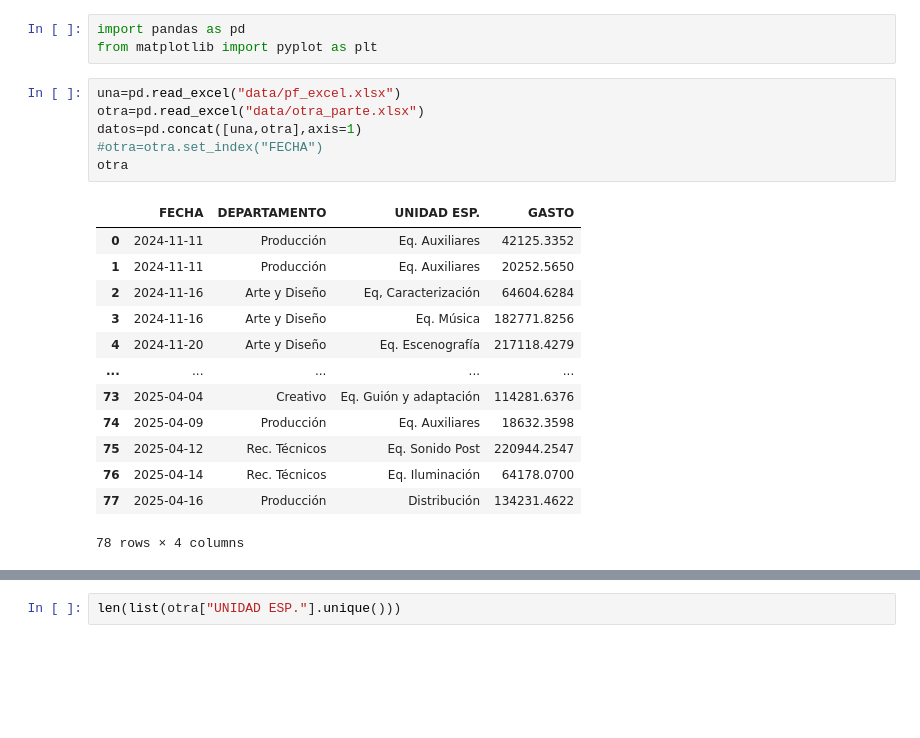
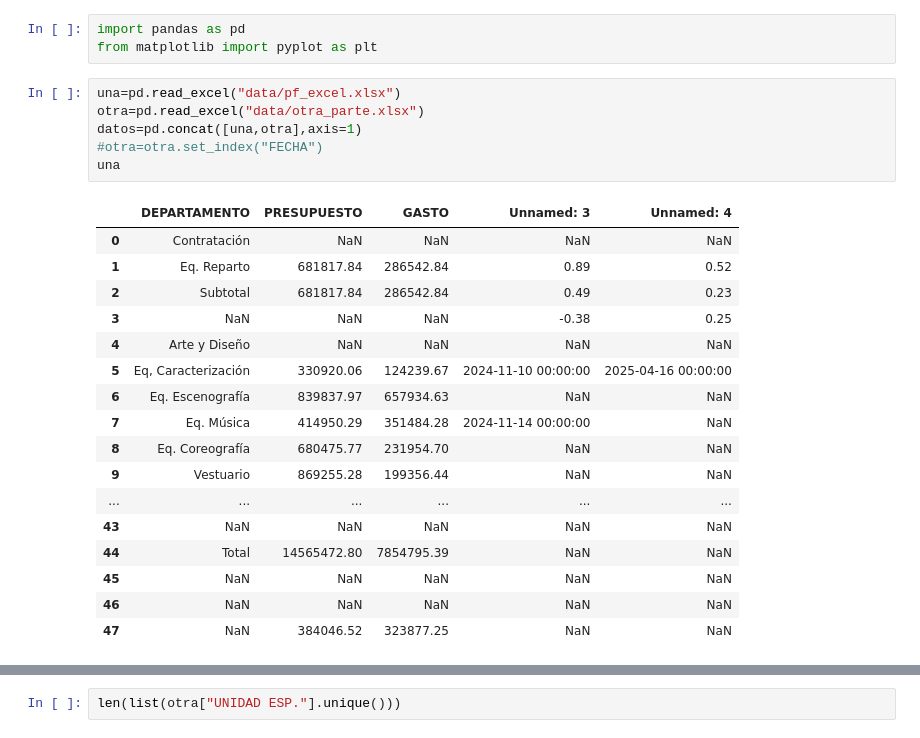
Before and after one commit to BertecM/Explore-proy, a Jupyter notebook: Exploracion.ipynb, the cells around one changed output, grey strips where cells are left out. Cells and saved outputs as stored; diff of their text form; blank space fills up the shorter version.

```diff
--- a/Exploracion.ipynb
+++ b/Exploracion.ipynb
@@ -4,20 +4,24 @@ from matplotlib import pyplot as plt
 # %%
 una=pd.read_excel("data/pf_excel.xlsx")
 otra=pd.read_excel("data/otra_parte.xlsx")
 datos=pd.concat([una,otra],axis=1)
 #otra=otra.set_index("FECHA")
-otra
+una
 # %% [output]
-|  | FECHA | DEPARTAMENTO | UNIDAD ESP. | GASTO |
-| 0 | 2024-11-11 | Producción | Eq. Auxiliares | 42125.3352 |
-| 1 | 2024-11-11 | Producción | Eq. Auxiliares | 20252.5650 |
-| 2 | 2024-11-16 | Arte y Diseño | Eq, Caracterización | 64604.6284 |
-| 3 | 2024-11-16 | Arte y Diseño | Eq. Música | 182771.8256 |
-| 4 | 2024-11-20 | Arte y Diseño | Eq. Escenografía | 217118.4279 |
-| ... | ... | ... | ... | ... |
-| 73 | 2025-04-04 | Creativo | Eq. Guión y adaptación | 114281.6376 |
-| 74 | 2025-04-09 | Producción | Eq. Auxiliares | 18632.3598 |
-| 75 | 2025-04-12 | Rec. Técnicos | Eq. Sonido Post | 220944.2547 |
-| 76 | 2025-04-14 | Rec. Técnicos | Eq. Iluminación | 64178.0700 |
-| 77 | 2025-04-16 | Producción | Distribución | 134231.4622 |
+|  | DEPARTAMENTO | PRESUPUESTO | GASTO | Unnamed: 3 | Unnamed: 4 |
+| 0 | Contratación | NaN | NaN | NaN | NaN |
+| 1 | Eq. Reparto | 681817.84 | 286542.84 | 0.89 | 0.52 |
+| 2 | Subtotal | 681817.84 | 286542.84 | 0.49 | 0.23 |
+| 3 | NaN | NaN | NaN | -0.38 | 0.25 |
+| 4 | Arte y Diseño | NaN | NaN | NaN | NaN |
+| 5 | Eq, Caracterización | 330920.06 | 124239.67 | 2024-11-10 00:00:00 | 2025-04-16 00:00:00 |
+| 6 | Eq. Escenografía | 839837.97 | 657934.63 | NaN | NaN |
+| 7 | Eq. Música | 414950.29 | 351484.28 | 2024-11-14 00:00:00 | NaN |
+| 8 | Eq. Coreografía | 680475.77 | 231954.70 | NaN | NaN |
+| 9 | Vestuario | 869255.28 | 199356.44 | NaN | NaN |
+| ... | ... | ... | ... | ... | ... |
+| 43 | NaN | NaN | NaN | NaN | NaN |
+| 44 | Total | 14565472.80 | 7854795.39 | NaN | NaN |
+| 45 | NaN | NaN | NaN | NaN | NaN |
+| 46 | NaN | NaN | NaN | NaN | NaN |
+| 47 | NaN | 384046.52 | 323877.25 | NaN | NaN |
-78 rows × 4 columns
```
Also changed, not shown: parts of 4 cells of this notebook, 3 other files.
